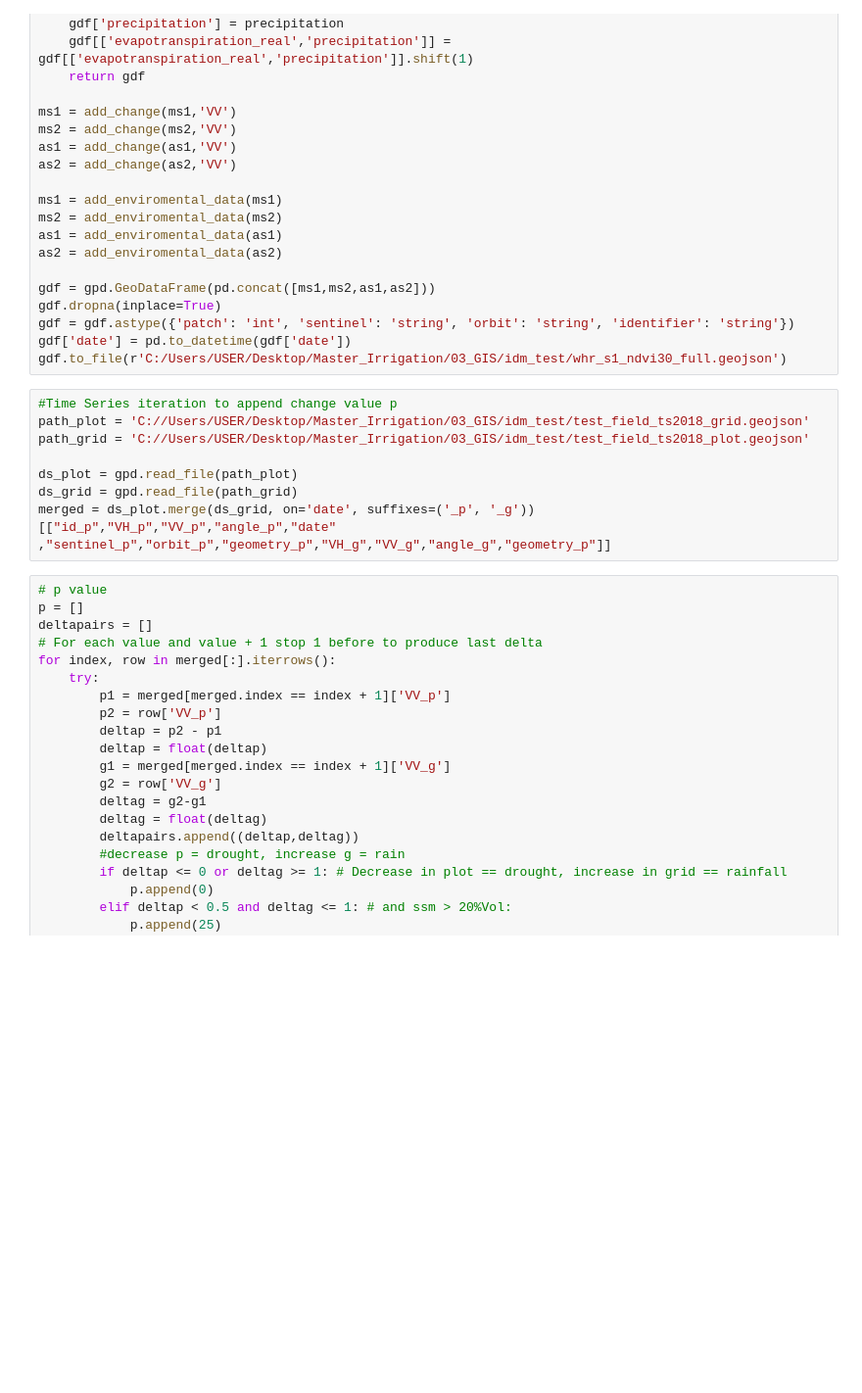
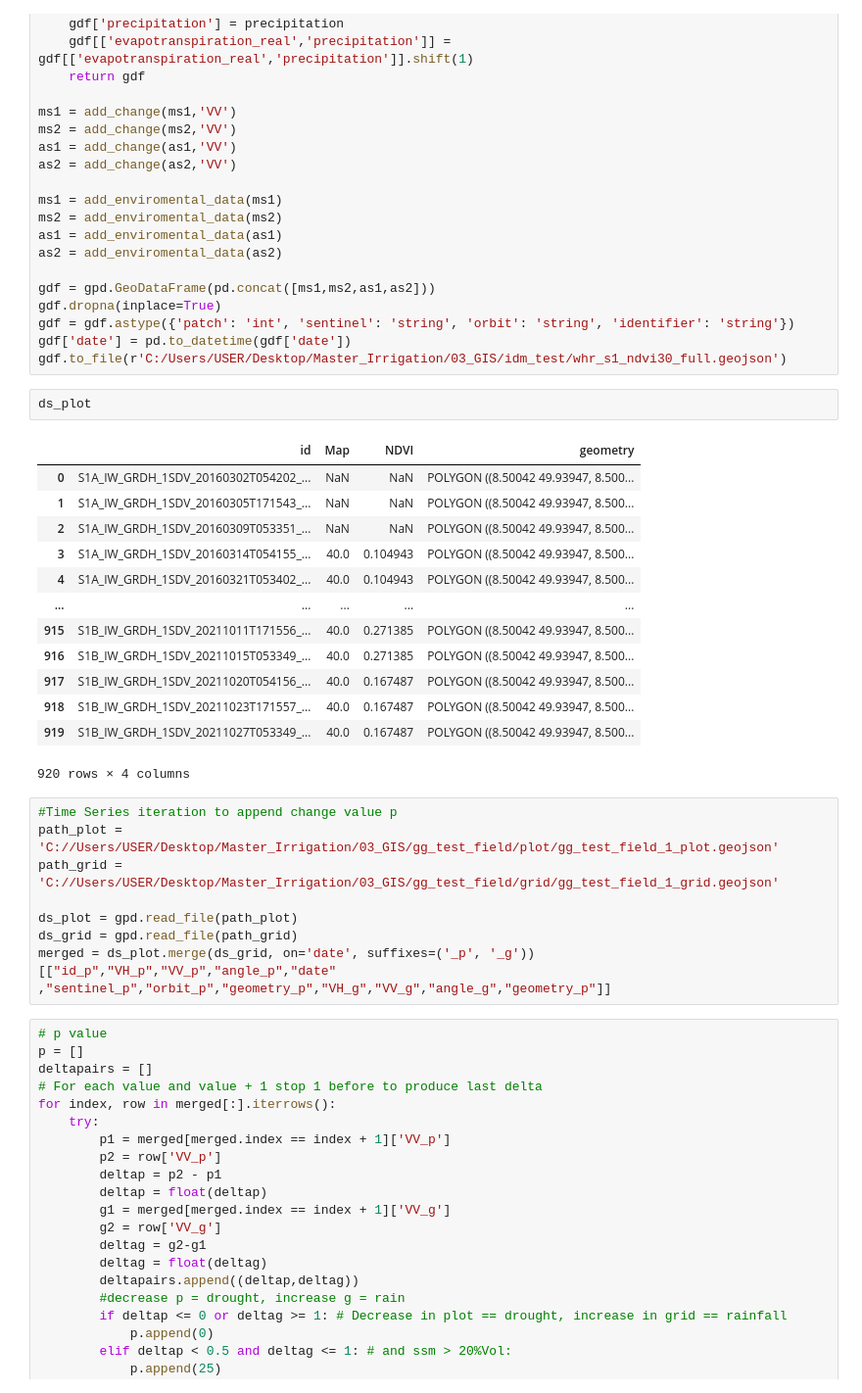
Before and after one commit to till90/irrigation_detection, a Jupyter notebook: 11_Irrigation_Detection_V1.ipynb, the cells around one changed output. Shown at 98% size. Saved outputs shown, nothing was run; the diff lists cells and outputs as text; blank space fills up the shorter version.

```diff
--- a/11_Irrigation_Detection_V1.ipynb
+++ b/11_Irrigation_Detection_V1.ipynb
@@ -62,10 +64,26 @@ gdf.dropna(inplace=True)
 gdf = gdf.astype({'patch': 'int', 'sentinel': 'string', 'orbit': 'string', 'identifier': 'string'})
 gdf['date'] = pd.to_datetime(gdf['date'])
 gdf.to_file(r'C:/Users/USER/Desktop/Master_Irrigation/03_GIS/idm_test/whr_s1_ndvi30_full.geojson')
+# %%
+ds_plot
+# %% [output]
+|  | id | Map | NDVI | geometry |
+| 0 | S1A_IW_GRDH_1SDV_20160302T054202_... | NaN | NaN | POLYGON ((8.50042 49.93947, 8.500... |
+| 1 | S1A_IW_GRDH_1SDV_20160305T171543_... | NaN | NaN | POLYGON ((8.50042 49.93947, 8.500... |
+| 2 | S1A_IW_GRDH_1SDV_20160309T053351_... | NaN | NaN | POLYGON ((8.50042 49.93947, 8.500... |
+| 3 | S1A_IW_GRDH_1SDV_20160314T054155_... | 40.0 | 0.104943 | POLYGON ((8.50042 49.93947, 8.500... |
+| 4 | S1A_IW_GRDH_1SDV_20160321T053402_... | 40.0 | 0.104943 | POLYGON ((8.50042 49.93947, 8.500... |
+| ... | ... | ... | ... | ... |
+| 915 | S1B_IW_GRDH_1SDV_20211011T171556_... | 40.0 | 0.271385 | POLYGON ((8.50042 49.93947, 8.500... |
+| 916 | S1B_IW_GRDH_1SDV_20211015T053349_... | 40.0 | 0.271385 | POLYGON ((8.50042 49.93947, 8.500... |
+| 917 | S1B_IW_GRDH_1SDV_20211020T054156_... | 40.0 | 0.167487 | POLYGON ((8.50042 49.93947, 8.500... |
+| 918 | S1B_IW_GRDH_1SDV_20211023T171557_... | 40.0 | 0.167487 | POLYGON ((8.50042 49.93947, 8.500... |
+| 919 | S1B_IW_GRDH_1SDV_20211027T053349_... | 40.0 | 0.167487 | POLYGON ((8.50042 49.93947, 8.500... |
+920 rows × 4 columns
 # %%
 #Time Series iteration to append change value p
-path_plot = 'C://Users/USER/Desktop/Master_Irrigation/03_GIS/idm_test/test_field_ts2018_grid.geojson'
-path_grid = 'C://Users/USER/Desktop/Master_Irrigation/03_GIS/idm_test/test_field_ts2018_plot.geojson'
+path_plot = 'C://Users/USER/Desktop/Master_Irrigation/03_GIS/gg_test_field/plot/gg_test_field_1_plot.geojson'
+path_grid = 'C://Users/USER/Desktop/Master_Irrigation/03_GIS/gg_test_field/grid/gg_test_field_1_grid.geojson'
 
 ds_plot = gpd.read_file(path_plot)
 ds_grid = gpd.read_file(path_grid)
```
Also changed, not shown: parts of 3 cells of this notebook, 2 other files.
